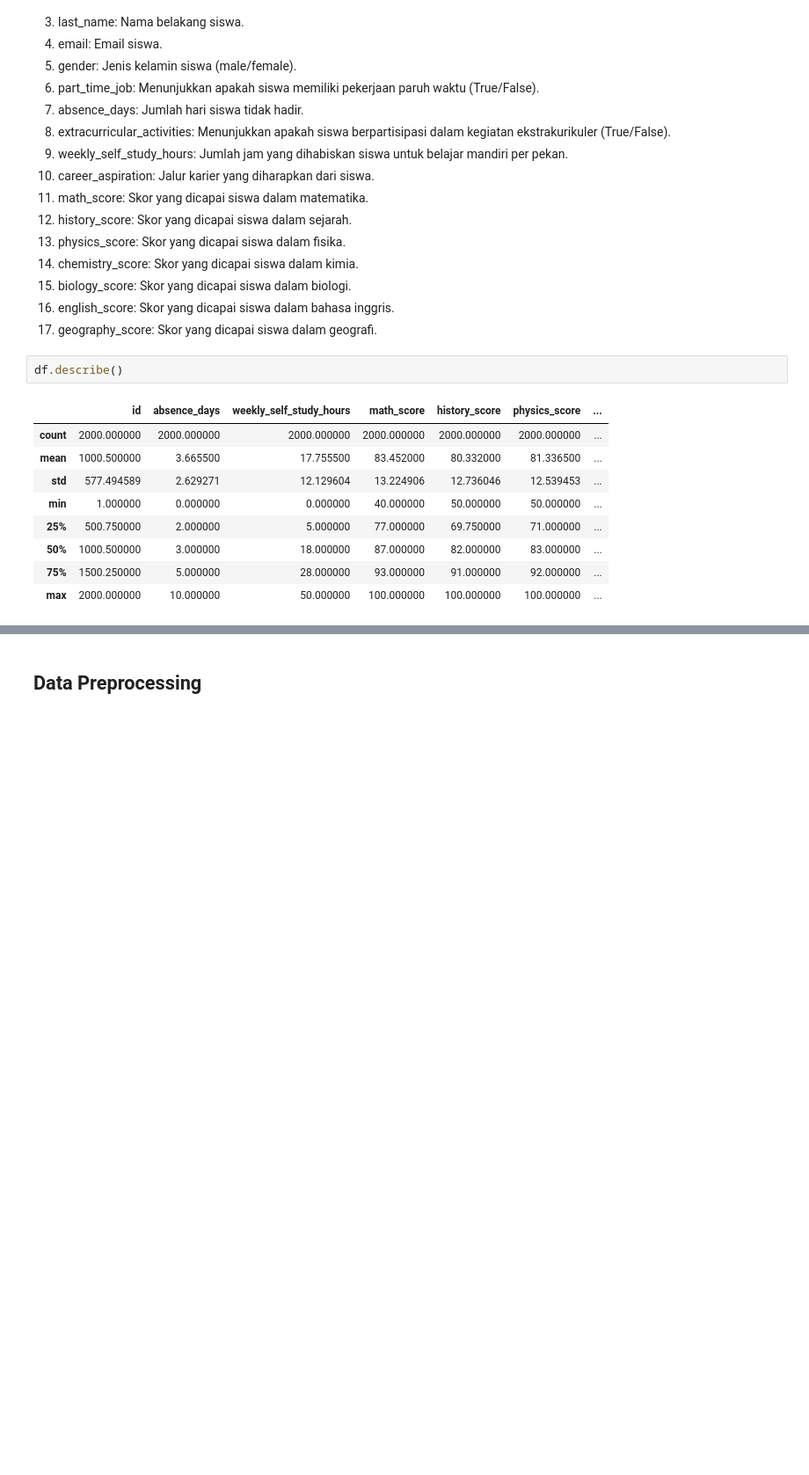
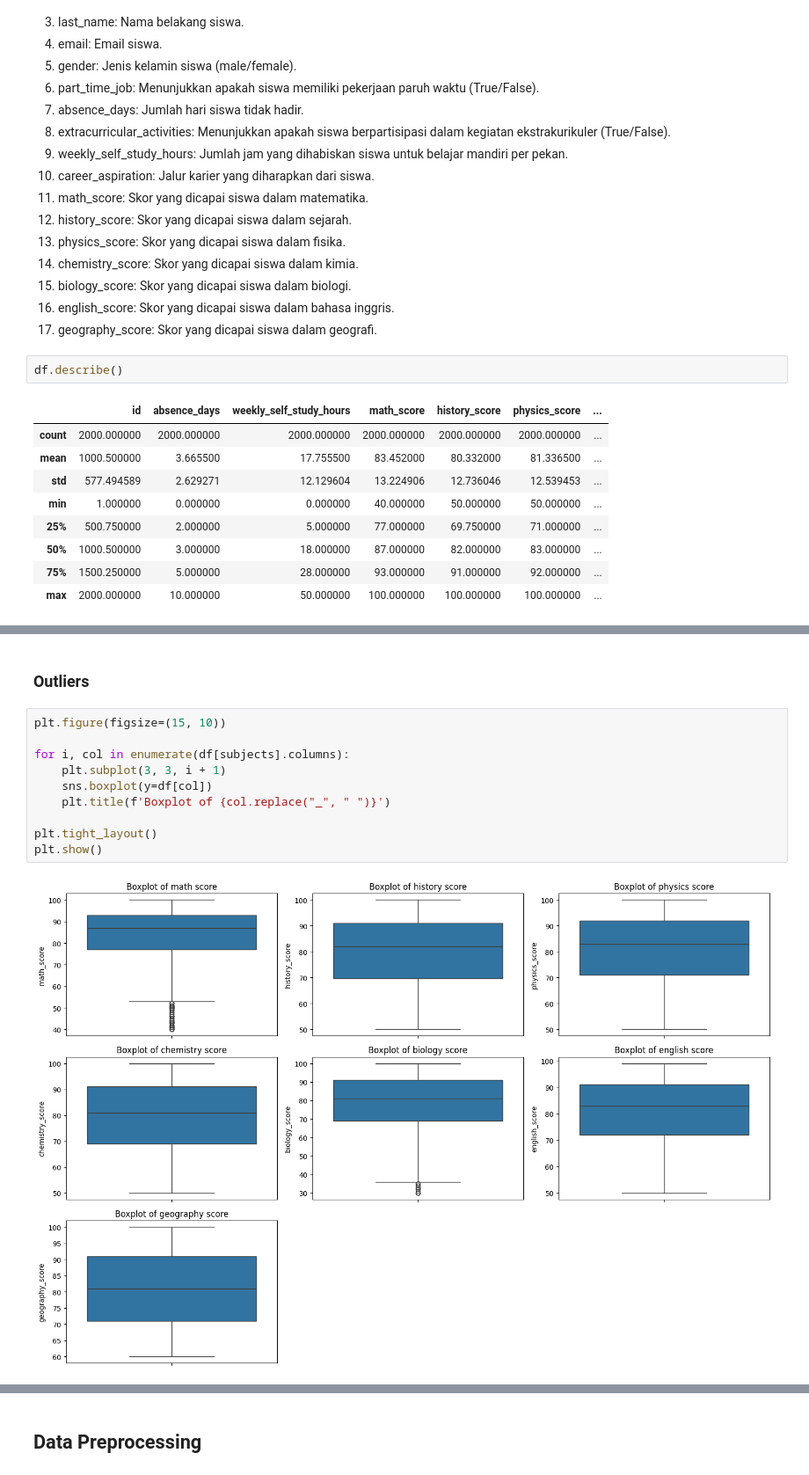
Before and after one commit to akhmad-ardi/Subject_Recommendation_System, a Jupyter notebook: Subject_Recommendation_System.ipynb, the cells around one changed output, grey strips where cells are left out. Shown: that part at 88% size. Cells and saved outputs as stored; diff of their text form; blank space fills up the shorter version.

```diff
--- a/Subject_Recommendation_System.ipynb
+++ b/Subject_Recommendation_System.ipynb
@@ -108,0 +123,14 @@ plt.show()
+# %% [markdown]
+### Outliers
+# %%
+plt.figure(figsize=(15, 10))
+
+for i, col in enumerate(df[subjects].columns):
+    plt.subplot(3, 3, i + 1)
+    sns.boxplot(y=df[col])
+    plt.title(f'Boxplot of {col.replace("_", " ")}')
+
+plt.tight_layout()
+plt.show()
+# %% [output]
+[figure, added]
```
Also changed, not shown: parts of 42 cells of this notebook.
